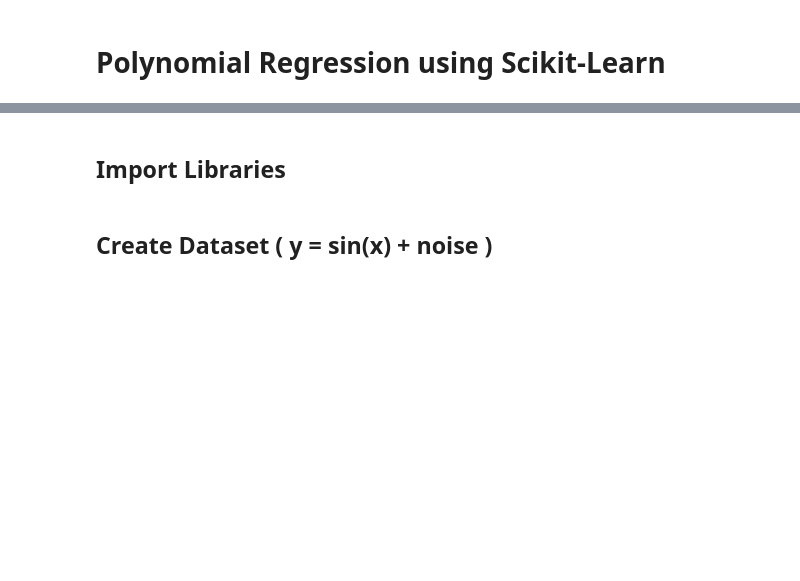
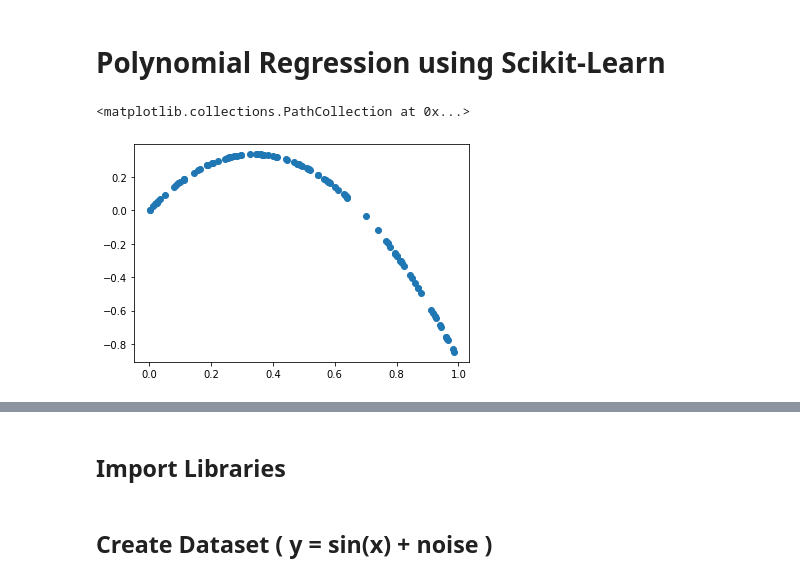
Before and after one commit to jaswanttaur/Learn-Python, a Jupyter notebook: TEQIP_III_Linear_Regression_Lab.ipynb, the cells around one changed output, grey strips where cells are left out. Cells and saved outputs as stored; diff of their text form; code cells hidden in the pictures; blank space fills up the shorter version.

```diff
--- a/TEQIP_III_Linear_Regression_Lab.ipynb
+++ b/TEQIP_III_Linear_Regression_Lab.ipynb
@@ -86,2 +117,17 @@ plt.plot(xfit, yfit);
 # %% [markdown]
 # Polynomial Regression using Scikit-Learn
+# %%
+np.random.seed(5)
+x = np.random.rand(100)
+feature_1 = x
+feature_2 = x**2
+feature_3 = x**3
+
+noise = np.random.randn(100)/10
+
+y = 2*feature_1 - 3*feature_2 + 0.1*feature_3 + noise*0
+
+plt.scatter(x, y)
+# %% [output]
+<matplotlib.collections.PathCollection at 0x...>
+[figure, added]
```
Also changed, not shown: parts of 14 cells of this notebook.
